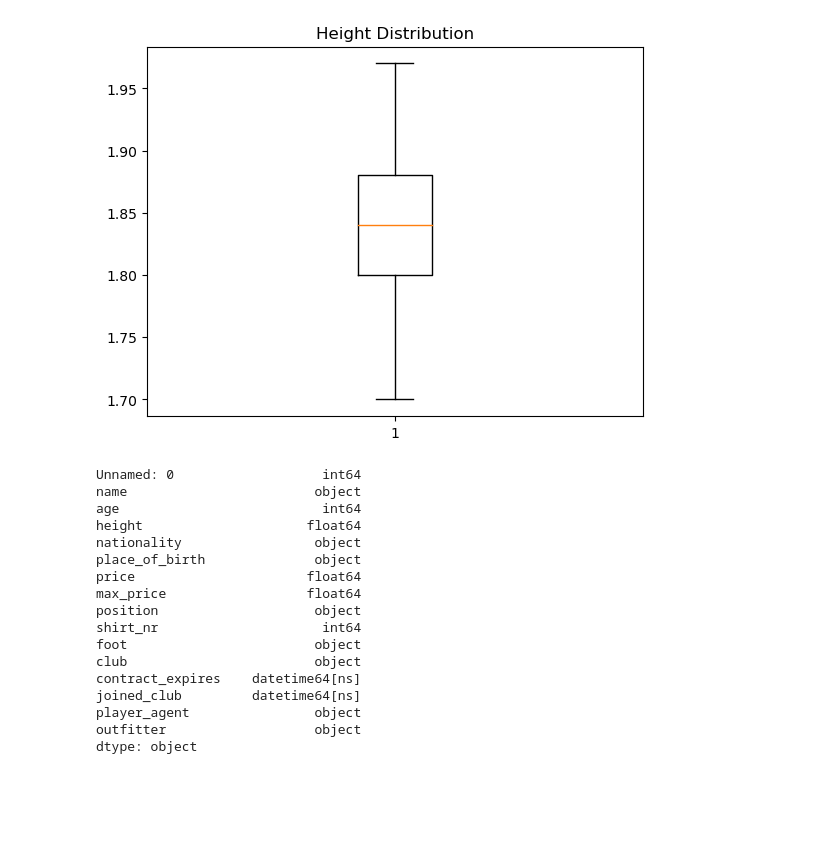
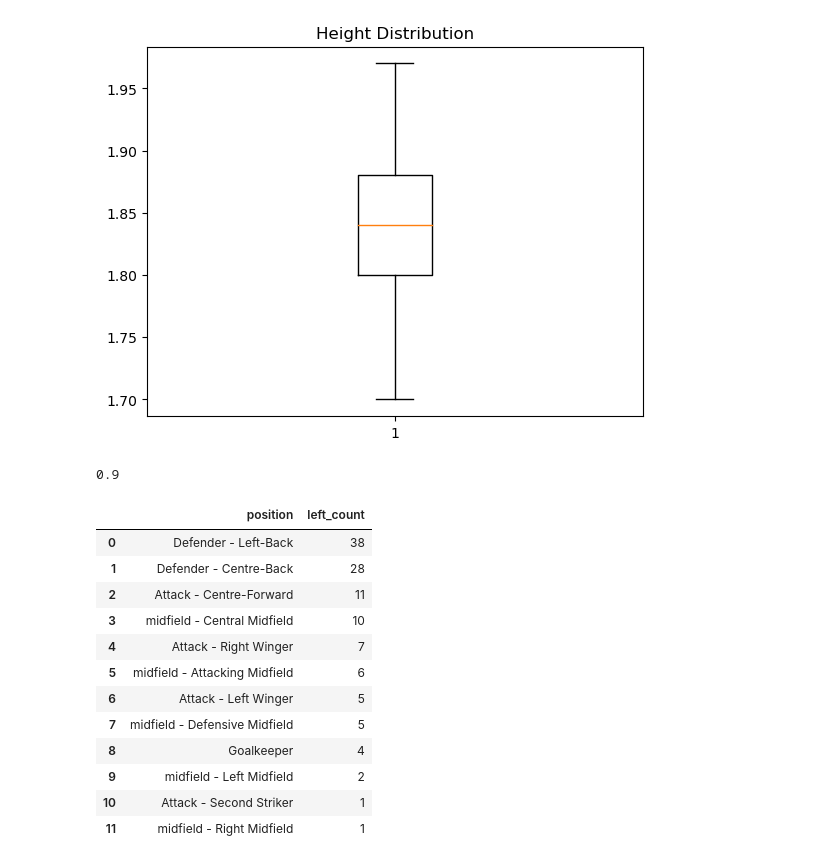
Before and after one commit to LuisAlva1987/left_foot_players, a Jupyter notebook: left_foot_players.ipynb, the cells around one changed output. Saved outputs shown, nothing was run; the diff lists cells and outputs as text; code cells hidden in the pictures; blank space fills up the shorter version.

```diff
--- a/left_foot_players.ipynb
+++ b/left_foot_players.ipynb
@@ -165,24 +161,7 @@ Code Tip: Subtract the year of contract_expires from the current year to calcula
-# %%
-df['joined_club'] = pd.to_datetime(df['joined_club'])
-df['contract_expires'] = pd.to_datetime(df['contract_expires'])
-df.dtypes
-
-df['month_diff'] = (df['end_date'].dt.to_period('M').astype(int) - df['start_date'].dt.to_period('M').astype(int))
-# %% [output]
-Unnamed: 0                   int64
-name                        object
-age                          int64
-height                     float64
-nationality                 object
-place_of_birth              object
-price                      float64
-max_price                  float64
-position                    object
-shirt_nr                     int64
-foot                        object
-club                        object
-contract_expires    datetime64[ns]
-joined_club         datetime64[ns]
-player_agent                object
-outfitter                   object
-dtype: object
+# %%
+# What is the average contract length for left-footed players?
+# Create an additional column to record the difference between contract_expire and joined_club
+df['contract_length'] = df['contract_expires'].dt.to_period('Y').astype(int) - df['joined_club'].dt.to_period('Y').astype(int)
+round(df['contract_length'].sum()/df['contract_length'].count(), 2)
+# %% [output]
+0.9
@@ -188,0 +172,17 @@ dtype: object
+# %%
+# Are left-footed players more likely to play in certain positions (e.g., wingers, strikers)?
+df.loc[df['foot'] == 'left', 'position'].value_counts().reset_index(name= 'left_count')
+# %% [output]
+|  | position | left_count |
+| 0 | Defender - Left-Back | 38 |
+| 1 | Defender - Centre-Back | 28 |
+| 2 | Attack - Centre-Forward | 11 |
+| 3 | midfield - Central Midfield | 10 |
+| 4 | Attack - Right Winger | 7 |
+| 5 | midfield - Attacking Midfield | 6 |
+| 6 | Attack - Left Winger | 5 |
+| 7 | midfield - Defensive Midfield | 5 |
+| 8 | Goalkeeper | 4 |
+| 9 | midfield - Left Midfield | 2 |
+| 10 | Attack - Second Striker | 1 |
+| 11 | midfield - Right Midfield | 1 |
```
Also changed, not shown: parts of 4 cells of this notebook.
